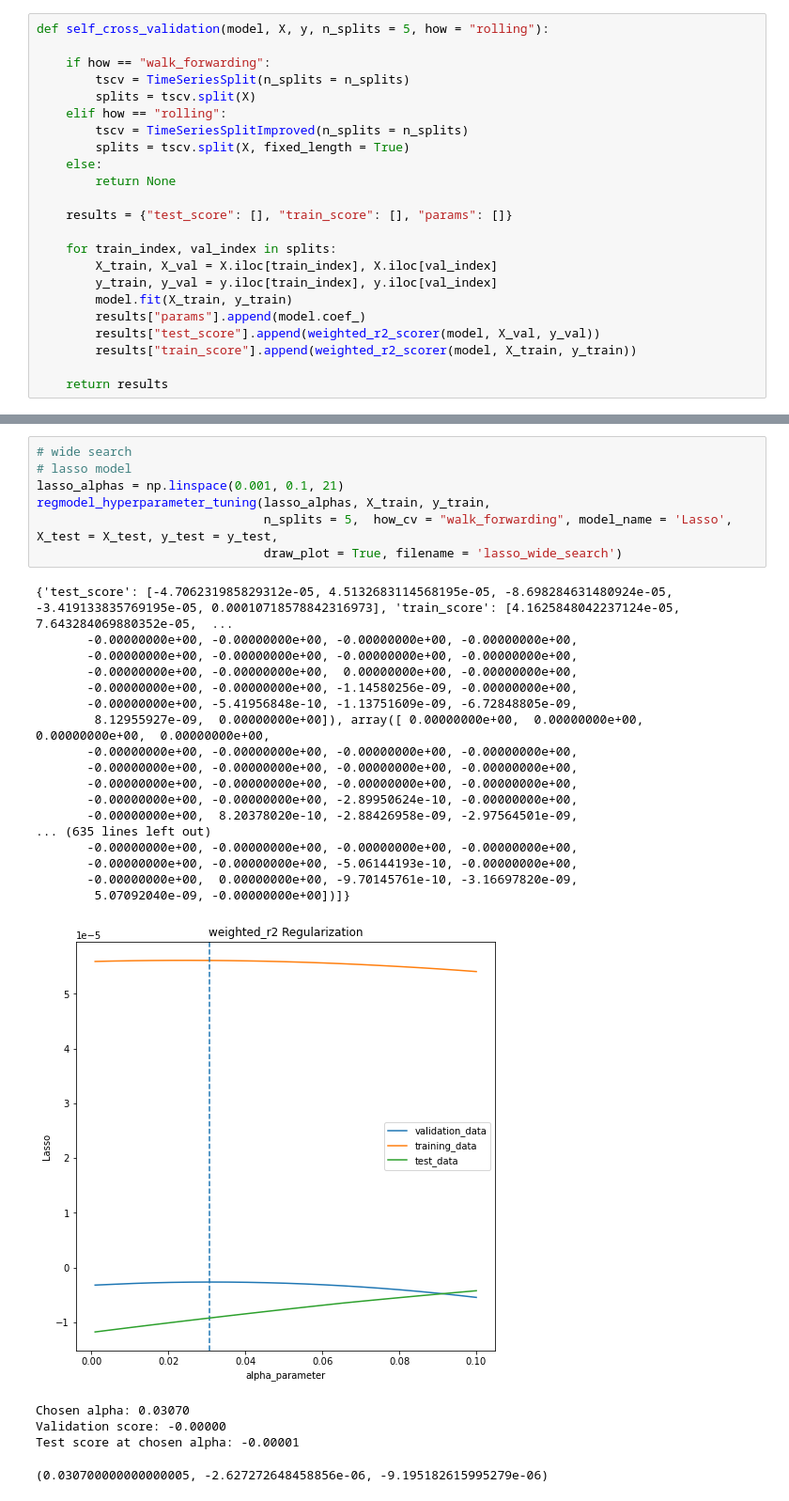
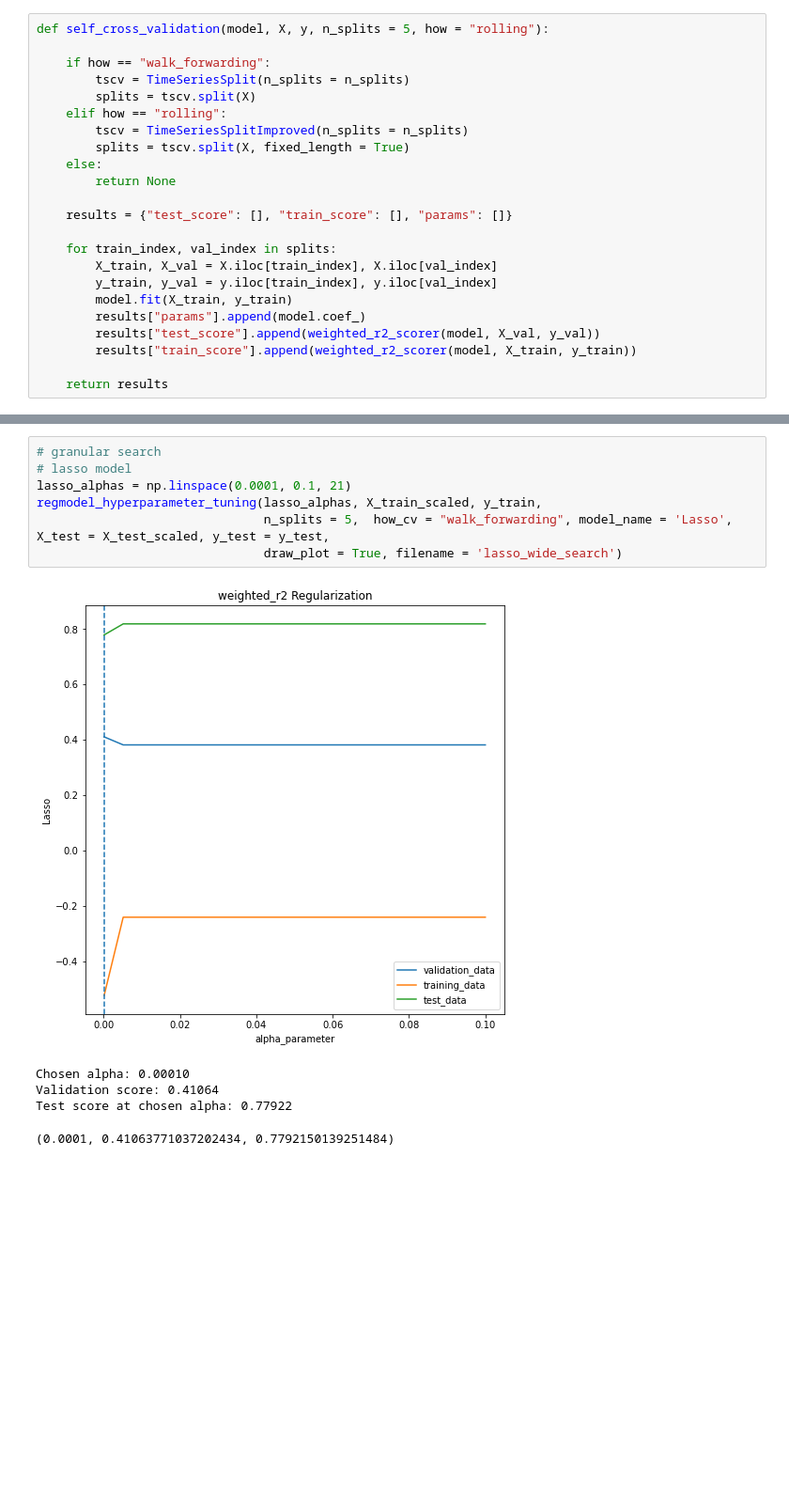
Before and after one commit to kkmumu/MTH-9899-Data-Science-II-Project, a Jupyter notebook: Models/regmodel.ipynb, the cells around one changed output, grey strips where cells are left out. Shown: that part at 94% size. Drawn from its saved outputs; the diff is of its cells as text; blank space fills up the shorter version.

```diff
--- a/Models/regmodel.ipynb
+++ b/Models/regmodel.ipynb
@@ -331,33 +567,16 @@ Test score at chosen alpha: -0.00001
 # %%
-# wide search
+# granular search
 # lasso model
-lasso_alphas = np.linspace(0.001, 0.1, 21)
-regmodel_hyperparameter_tuning(lasso_alphas, X_train, y_train,
-                               n_splits = 5,  how_cv = "walk_forwarding", model_name = 'Lasso', X_test = X_test, y_test = y_test,
+lasso_alphas = np.linspace(0.0001, 0.1, 21)
+regmodel_hyperparameter_tuning(lasso_alphas, X_train_scaled, y_train,
+                               n_splits = 5,  how_cv = "walk_forwarding", model_name = 'Lasso', X_test = X_test_scaled, y_test = y_test,
                                draw_plot = True, filename = 'lasso_wide_search')
 # %% [output]
+[figure, new version]
-{'test_score': [-4.706231985829312e-05, 4.5132683114568195e-05, -8.698284631480924e-05, -3.419133835769195e-05, 0.00010718578842316973], 'train_score': [4.1625848042237124e-05, 7.643284069880352e-05,  ...
-       -0.00000000e+00, -0.00000000e+00, -0.00000000e+00, -0.00000000e+00,
-       -0.00000000e+00, -0.00000000e+00, -0.00000000e+00, -0.00000000e+00,
-       -0.00000000e+00, -0.00000000e+00,  0.00000000e+00, -0.00000000e+00,
-       -0.00000000e+00, -0.00000000e+00, -1.14580256e-09, -0.00000000e+00,
-       -0.00000000e+00, -5.41956848e-10, -1.13751609e-09, -6.72848805e-09,
-        8.12955927e-09,  0.00000000e+00]), array([ 0.00000000e+00,  0.00000000e+00,  0.00000000e+00,  0.00000000e+00,
-       -0.00000000e+00, -0.00000000e+00, -0.00000000e+00, -0.00000000e+00,
-       -0.00000000e+00, -0.00000000e+00, -0.00000000e+00, -0.00000000e+00,
-       -0.00000000e+00, -0.00000000e+00, -0.00000000e+00, -0.00000000e+00,
-       -0.00000000e+00, -0.00000000e+00, -2.89950624e-10, -0.00000000e+00,
-       -0.00000000e+00,  8.20378020e-10, -2.88426958e-09, -2.97564501e-09,
-... (635 lines left out)
-       -0.00000000e+00, -0.00000000e+00, -0.00000000e+00, -0.00000000e+00,
-       -0.00000000e+00, -0.00000000e+00, -5.06144193e-10, -0.00000000e+00,
-       -0.00000000e+00,  0.00000000e+00, -9.70145761e-10, -3.16697820e-09,
-        5.07092040e-09, -0.00000000e+00])]}
+Chosen alpha: 0.00010
+Validation score: 0.41064
+Test score at chosen alpha: 0.77922
-[figure, old version]
-Chosen alpha: 0.03070
-Validation score: -0.00000
-Test score at chosen alpha: -0.00001
+(0.0001, 0.41063771037202434, 0.7792150139251484)
-(0.030700000000000005, -2.627272648458856e-06, -9.195182615995279e-06)
 # %%
 # wide search
 # lasso model
```
Also changed, not shown: parts of 43 cells of this notebook.
